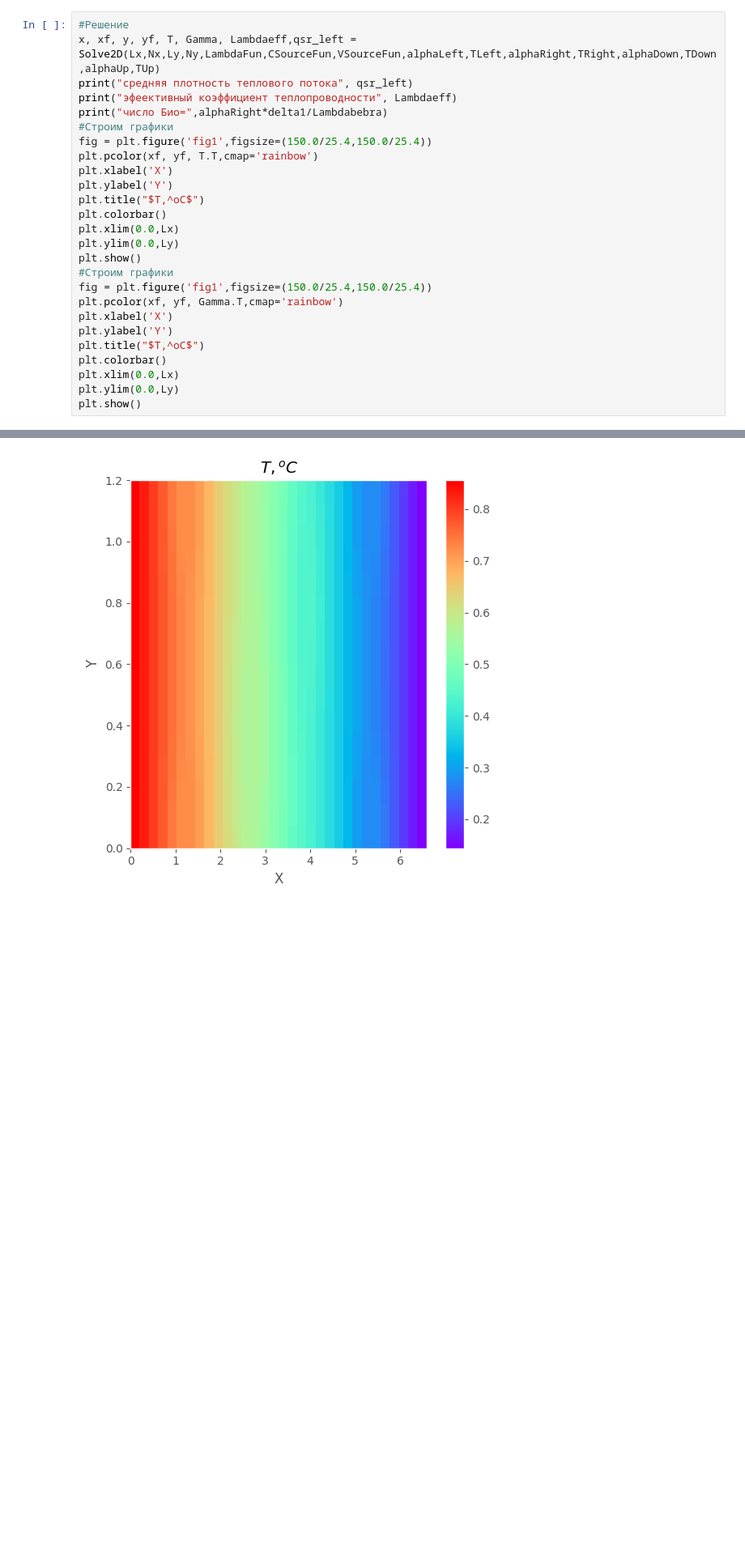
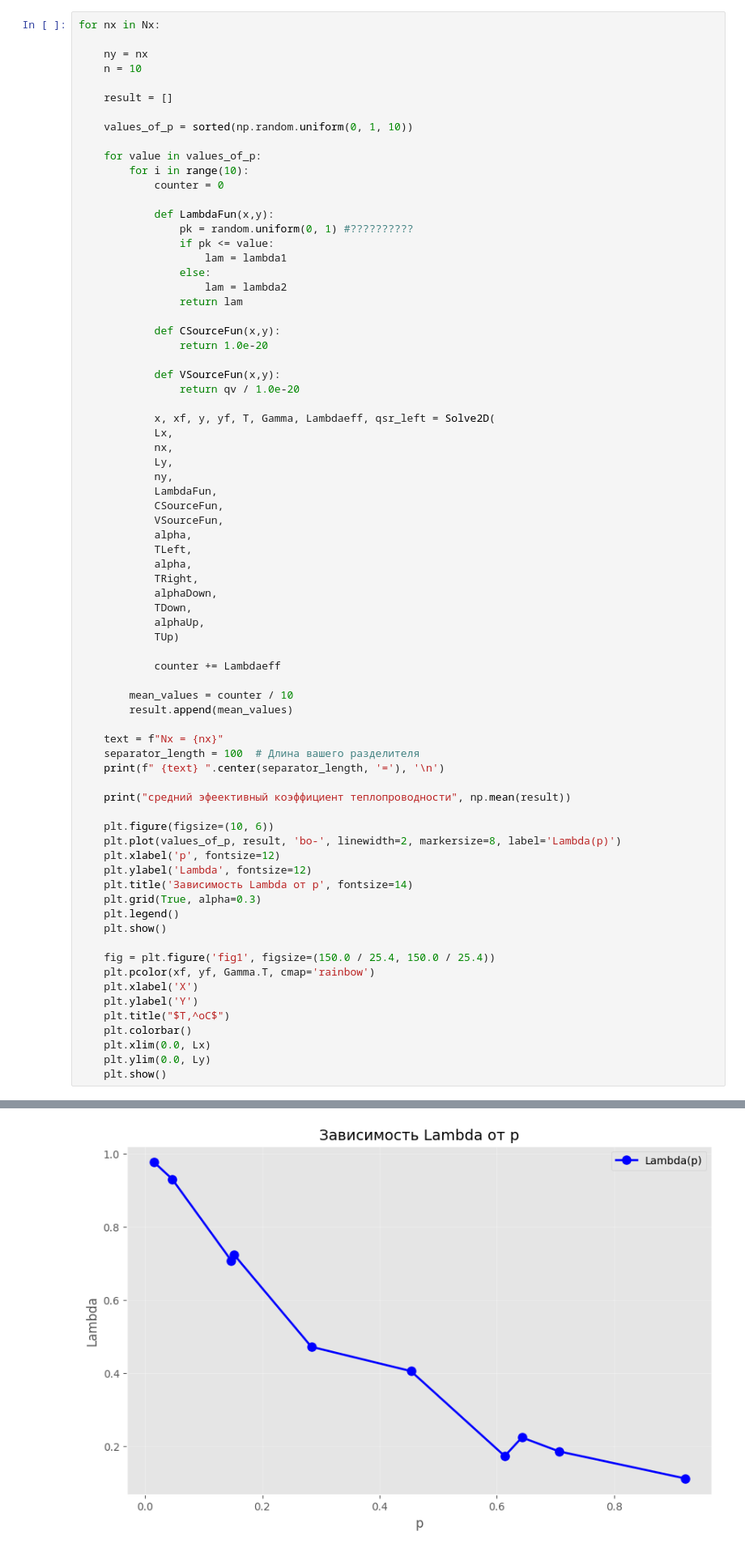
Before and after one commit to KeTeR111/MPEI, a Jupyter notebook: ЧРЗТ/К_М3/chern.ipynb, the cells around one changed output, grey strips where cells are left out. Shown at 81% size. Drawn from its saved outputs; the diff is of its cells as text; blank space fills up the shorter version.

```diff
--- a/ЧРЗТ/К_М3/chern.ipynb
+++ b/ЧРЗТ/К_М3/chern.ipynb
@@ -175,27 +396,75 @@ def VSourceFun(x,y):
 # %%
-#Решение
-x, xf, y, yf, T, Gamma, Lambdaeff,qsr_left = Solve2D(Lx,Nx,Ly,Ny,LambdaFun,CSourceFun,VSourceFun,alphaLeft,TLeft,alphaRight,TRight,alphaDown,TDown,alphaUp,TUp)
-print("средняя плотность теплового потока", qsr_left)
-print("эфеективный коэффициент теплопроводности", Lambdaeff)
-print("число Био=",alphaRight*delta1/Lambdabebra)
-#Строим графики
-fig = plt.figure('fig1',figsize=(150.0/25.4,150.0/25.4))
-plt.pcolor(xf, yf, T.T,cmap='rainbow')
-plt.xlabel('X')
-plt.ylabel('Y')
-plt.title("$T,^oC$")
-plt.colorbar()
-plt.xlim(0.0,Lx)
-plt.ylim(0.0,Ly)
-plt.show()
-#Строим графики
-fig = plt.figure('fig1',figsize=(150.0/25.4,150.0/25.4))
-plt.pcolor(xf, yf, Gamma.T,cmap='rainbow')
-plt.xlabel('X')
-plt.ylabel('Y')
-plt.title("$T,^oC$")
-plt.colorbar()
-plt.xlim(0.0,Lx)
-plt.ylim(0.0,Ly)
-plt.show()
+for nx in Nx:
+
+    ny = nx
+    n = 10
+
+    result = []
+
+    values_of_p = sorted(np.random.uniform(0, 1, 10))
+
+    for value in values_of_p:
+        for i in range(10):
+            counter = 0
+
+            def LambdaFun(x,y):
+                pk = random.uniform(0, 1) #??????????
+                if pk <= value:
+                    lam = lambda1
+                else:
+                    lam = lambda2
+                return lam
+
+            def CSourceFun(x,y):
+                return 1.0e-20
+
+            def VSourceFun(x,y):
+                return qv / 1.0e-20
+
+            x, xf, y, yf, T, Gamma, Lambdaeff, qsr_left = Solve2D(
+            Lx,
+            nx,
+            Ly,
+            ny,
+            LambdaFun,
+            CSourceFun,
+            VSourceFun,
+            alpha,
+            TLeft,
+            alpha,
+            TRight,
+            alphaDown,
+            TDown,
+            alphaUp,
+            TUp)
+
+            counter += Lambdaeff
+
+        mean_values = counter / 10
+        result.append(mean_values)
+
+    text = f"Nx = {nx}"
+    separator_length = 100  # Длина вашего разделителя
+    print(f" {text} ".center(separator_length, '='), '\n')
+
+    print("средний эфеективный коэффициент теплопроводности", np.mean(result))
+
+    plt.figure(figsize=(10, 6))
+    plt.plot(values_of_p, result, 'bo-', linewidth=2, markersize=8, label='Lambda(p)')
+    plt.xlabel('p', fontsize=12)
+    plt.ylabel('Lambda', fontsize=12)
+    plt.title('Зависимость Lambda от p', fontsize=14)
+    plt.grid(True, alpha=0.3)
+    plt.legend()
+    plt.show()
+
+    fig = plt.figure('fig1', figsize=(150.0 / 25.4, 150.0 / 25.4))
+    plt.pcolor(xf, yf, Gamma.T, cmap='rainbow')
+    plt.xlabel('X')
+    plt.ylabel('Y')
+    plt.title("$T,^oC$")
+    plt.colorbar()
+    plt.xlim(0.0, Lx)
+    plt.ylim(0.0, Ly)
+    plt.show()
 # %% [output]
@@ -205 +474 @@ plt.show()
-[figure, old version]
+[figure, new version]
```
Also changed, not shown: parts of 32 cells of this notebook, 5 other files.
